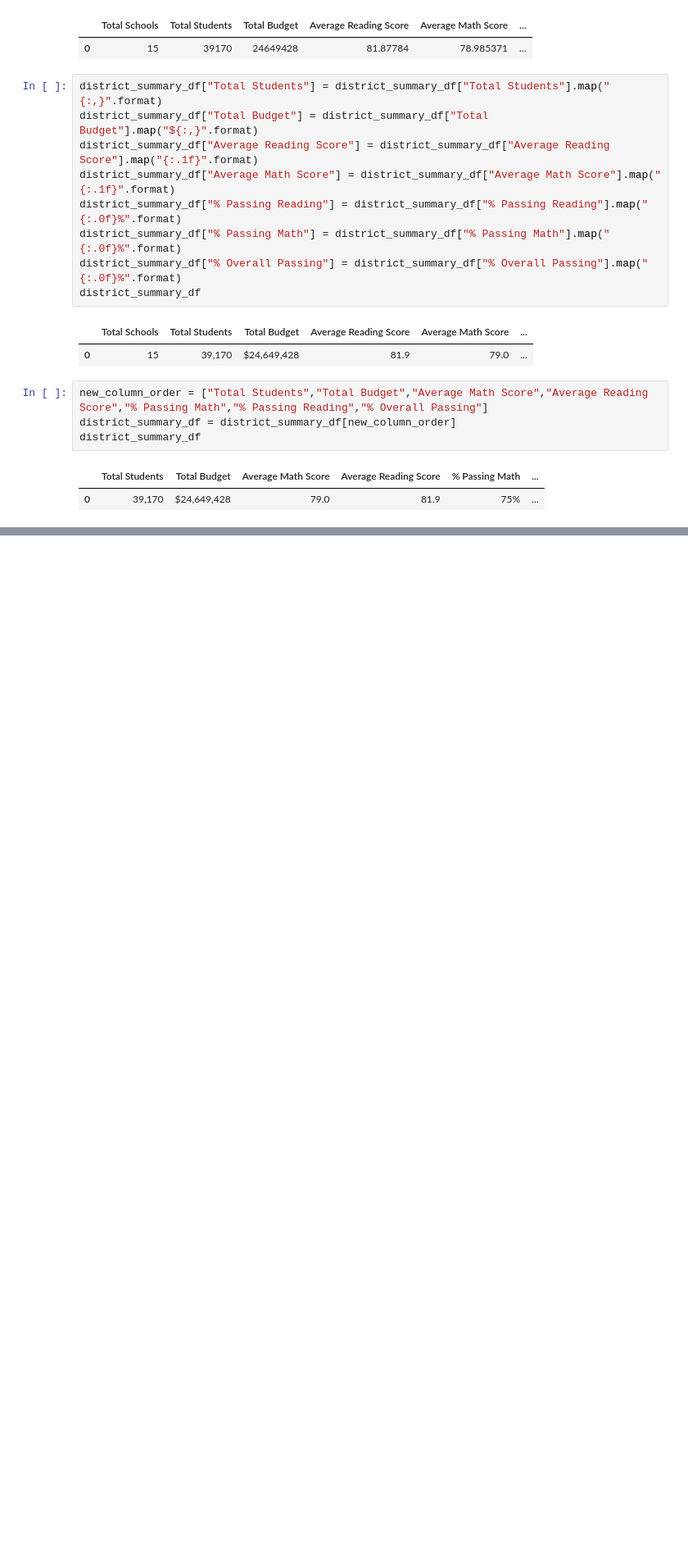
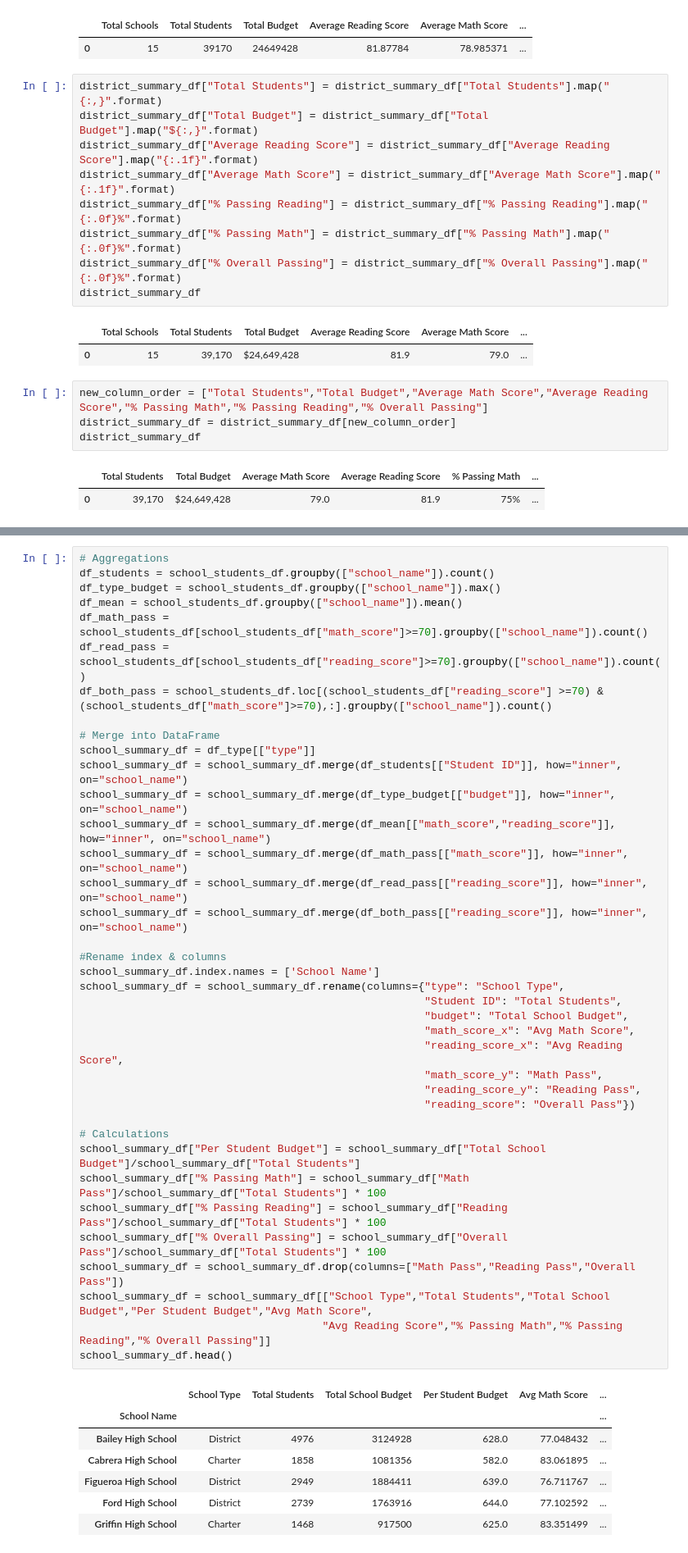
Before and after one commit to yazhcodes/School_District_Analysis, a Jupyter notebook: PyCitySchools.ipynb, the cells around one changed output, grey strips where cells are left out. Shown: that part at 82% size. Cells and saved outputs as stored; diff of their text form; blank space fills up the shorter version.

```diff
--- a/PyCitySchools.ipynb
+++ b/PyCitySchools.ipynb
@@ -257,0 +267,46 @@ district_summary_df
+# %%
+# Aggregations
+df_students = school_students_df.groupby(["school_name"]).count()
+df_type_budget = school_students_df.groupby(["school_name"]).max()
+df_mean = school_students_df.groupby(["school_name"]).mean()
+df_math_pass = school_students_df[school_students_df["math_score"]>=70].groupby(["school_name"]).count()
+df_read_pass = school_students_df[school_students_df["reading_score"]>=70].groupby(["school_name"]).count()
+df_both_pass = school_students_df.loc[(school_students_df["reading_score"] >=70) & (school_students_df["math_score"]>=70),:].groupby(["school_name"]).count()
+
+# Merge into DataFrame
+school_summary_df = df_type[["type"]]
+school_summary_df = school_summary_df.merge(df_students[["Student ID"]], how="inner", on="school_name")
+school_summary_df = school_summary_df.merge(df_type_budget[["budget"]], how="inner", on="school_name")
+school_summary_df = school_summary_df.merge(df_mean[["math_score","reading_score"]], how="inner", on="school_name")
+school_summary_df = school_summary_df.merge(df_math_pass[["math_score"]], how="inner", on="school_name")
+school_summary_df = school_summary_df.merge(df_read_pass[["reading_score"]], how="inner", on="school_name")
+school_summary_df = school_summary_df.merge(df_both_pass[["reading_score"]], how="inner", on="school_name")
+
+#Rename index & columns
+school_summary_df.index.names = ['School Name']
+school_summary_df = school_summary_df.rename(columns={"type": "School Type",
+                                                      "Student ID": "Total Students",
+                                                      "budget": "Total School Budget",
+                                                      "math_score_x": "Avg Math Score",
+                                                      "reading_score_x": "Avg Reading Score",
+                                                      "math_score_y": "Math Pass",
+                                                      "reading_score_y": "Reading Pass",
+                                                      "reading_score": "Overall Pass"})
+
+# Calculations
+school_summary_df["Per Student Budget"] = school_summary_df["Total School Budget"]/school_summary_df["Total Students"]
+school_summary_df["% Passing Math"] = school_summary_df["Math Pass"]/school_summary_df["Total Students"] * 100
+school_summary_df["% Passing Reading"] = school_summary_df["Reading Pass"]/school_summary_df["Total Students"] * 100
+school_summary_df["% Overall Passing"] = school_summary_df["Overall Pass"]/school_summary_df["Total Students"] * 100
+school_summary_df = school_summary_df.drop(columns=["Math Pass","Reading Pass","Overall Pass"])
+school_summary_df = school_summary_df[["School Type","Total Students","Total School Budget","Per Student Budget","Avg Math Score",
+                                      "Avg Reading Score","% Passing Math","% Passing Reading","% Overall Passing"]]
+school_summary_df.head()
+# %% [output]
+|  | School Type | Total Students | Total School Budget | Per Student Budget | Avg Math Score | ... |
+| School Name |  |  |  |  |  | ... |
+| Bailey High School | District | 4976 | 3124928 | 628.0 | 77.048432 | ... |
+| Cabrera High School | Charter | 1858 | 1081356 | 582.0 | 83.061895 | ... |
+| Figueroa High School | District | 2949 | 1884411 | 639.0 | 76.711767 | ... |
+| Ford High School | District | 2739 | 1763916 | 644.0 | 77.102592 | ... |
+| Griffin High School | Charter | 1468 | 917500 | 625.0 | 83.351499 | ... |
```
Also changed, not shown: parts of 2 cells of this notebook.
